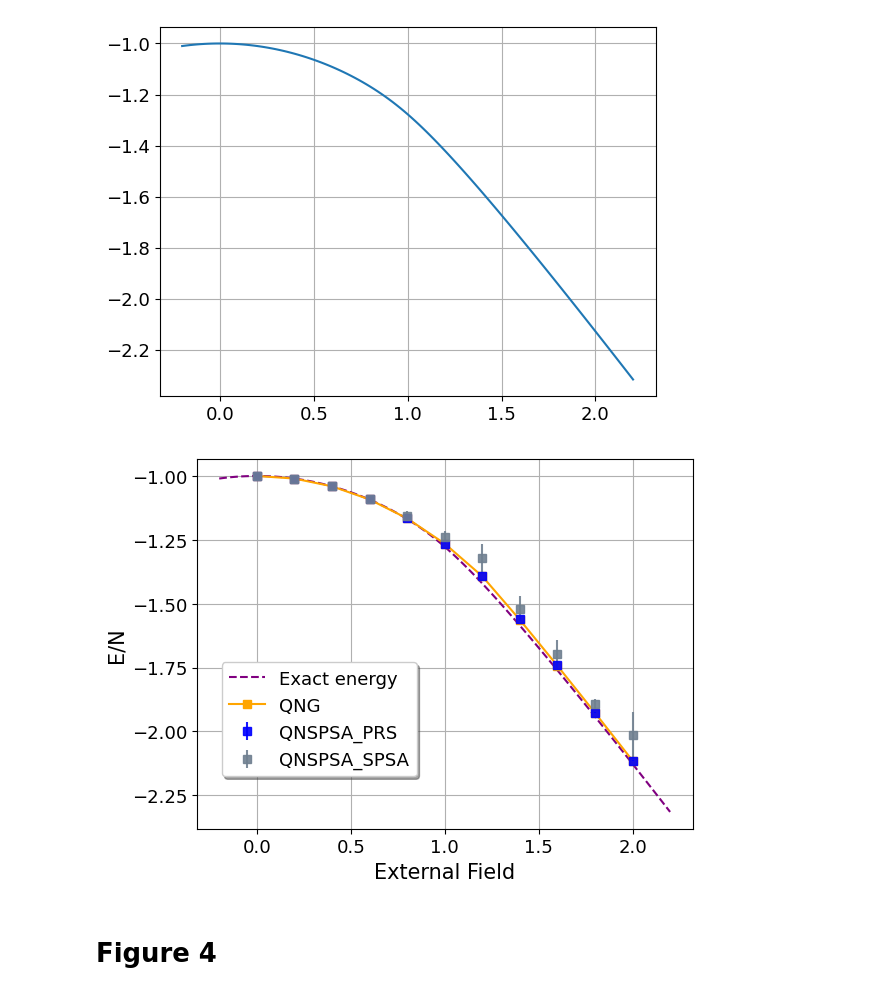
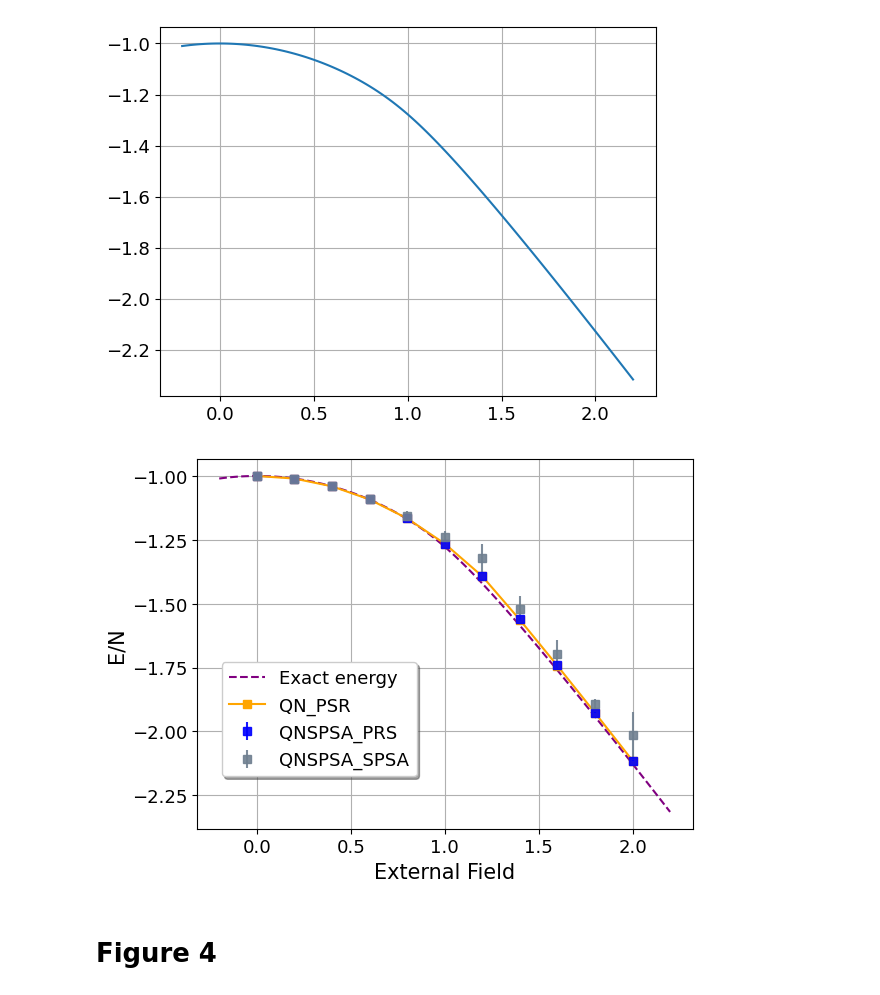
Before and after one commit to nguyenvulinh666/Variational-Quantum-EigeinSolver, a Jupyter notebook: Plot_data.ipynb, the cells around one changed output. Drawn from its saved outputs; the diff is of its cells as text; code cells hidden in the pictures.

```diff
--- a/Plot_data.ipynb
+++ b/Plot_data.ipynb
@@ -490,36 +568,36 @@ import matplotlib
 
 fontsize = 13
 
 distance2 = np.linspace(-0.2,2.2,121)
 external_field_value = np.linspace(0,2, 11)
 
 fig, ax = plt.subplots()
 
 plt.grid()
 
 plt.plot(distance2 , gs_energy_J1h_multiple, "--", color='purple', label='Exact energy')
-plt.plot(external_field_value, QNG_ReAm_12_1_500_J1h0_0__2_0, marker='s', label='QNG', color='orange')
+plt.plot(external_field_value, QNG_ReAm_12_1_500_J1h0_0__2_0, marker='s', label='QN_PSR', color='orange')
 
 # plt.scatter(external_field_value, mean_QNSPSA_PRS_ReAm_12_1_500_J1h0_0__2_0,  marker='s', color='blue', alpha = 0.9, label='QNSPSA_PSR',zorder=10)
 
 plt.errorbar(external_field_value, mean_QNSPSA_PRS_ReAm_12_1_500_J1h0_0__2_0, yerr = std_QNSPSA_PRS_ReAm_12_1_500_J1h0_0__2_0, fmt ='s', color="blue", label='QNSPSA_PRS', alpha = .9)
 plt.errorbar(external_field_value, mean_QNSPSA_SPSA_ReAm_12_1_500_J1h0_0__2_0, yerr = std_QNSPSA_SPSA_ReAm_12_1_500_J1h0_0__2_0, fmt ='s', color="slategrey", label='QNSPSA_SPSA', alpha = .9)
 
 
 plt.xlabel("External Field", fontsize=fontsize+2)
 plt.ylabel("E/N", fontsize=fontsize+2)
 matplotlib.rc('xtick', labelsize= fontsize)
 matplotlib.rc('ytick', labelsize= fontsize)
 plt.locator_params(axis="x", nbins=6)
 plt.locator_params(axis="y", nbins=6)
 
 fig.legend(loc='lower left' ,bbox_to_anchor=(0.15,0.2),  ncol=1, fancybox=True, shadow=True, fontsize=fontsize)
 
-file_type = 'svg'
+file_type = 'png'
 
 fig.savefig(f'./figure/Figure3-ReAm-QNSPSA_PRS_different_externalfield.{file_type}', format=file_type, dpi=600, bbox_inches='tight')
 # %% [output]
-[figure, old version]
+[figure, new version]
 # %% [markdown]
 # Figure 4
 # %%
```
Also changed, not shown: parts of 2 cells of this notebook, 6 other files.
